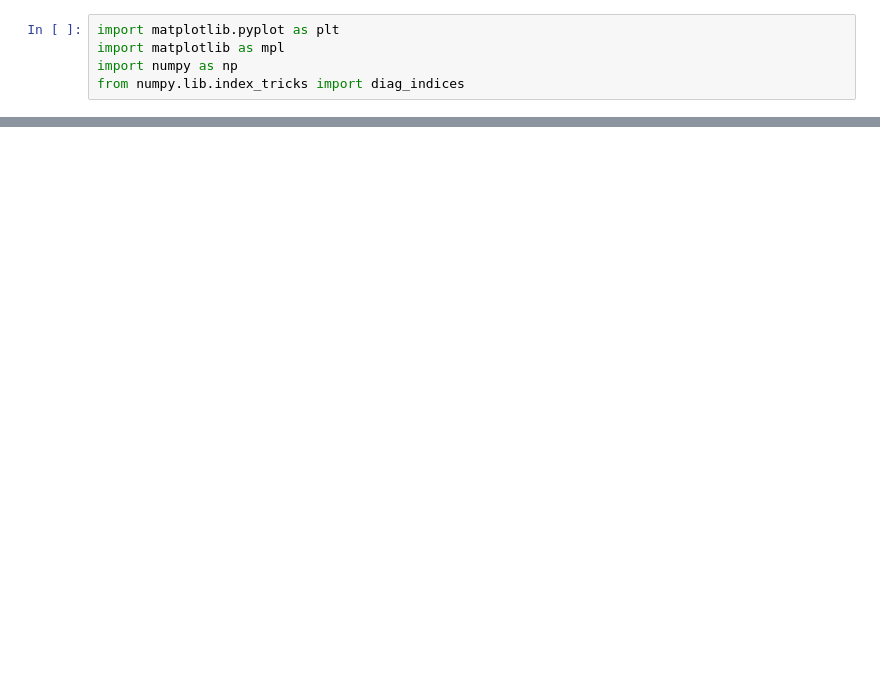
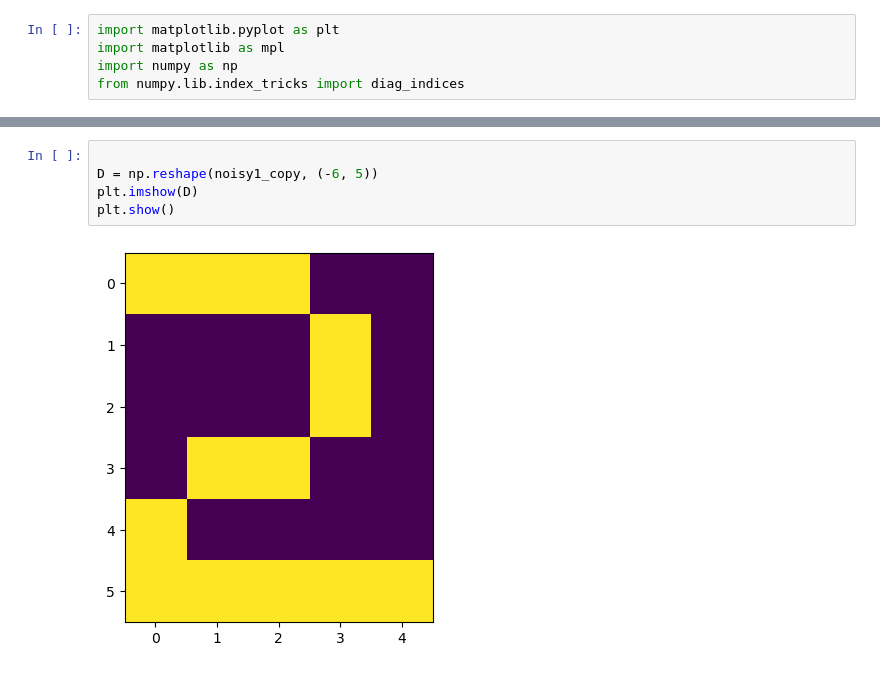
Before and after one commit to draczew23/cmcs_lab_2, a Jupyter notebook: notebook_test.ipynb, the cells around one changed output, grey strips where cells are left out. Saved outputs shown, nothing was run; the diff lists cells and outputs as text; blank space fills up the shorter version.

```diff
--- a/notebook_test.ipynb
+++ b/notebook_test.ipynb
@@ -161,0 +158,7 @@ plt.show()
+# %%
+
+D = np.reshape(noisy1_copy, (-6, 5))
+plt.imshow(D)
+plt.show()
+# %% [output]
+[figure, added]
```
Also changed, not shown: parts of 16 cells of this notebook.
